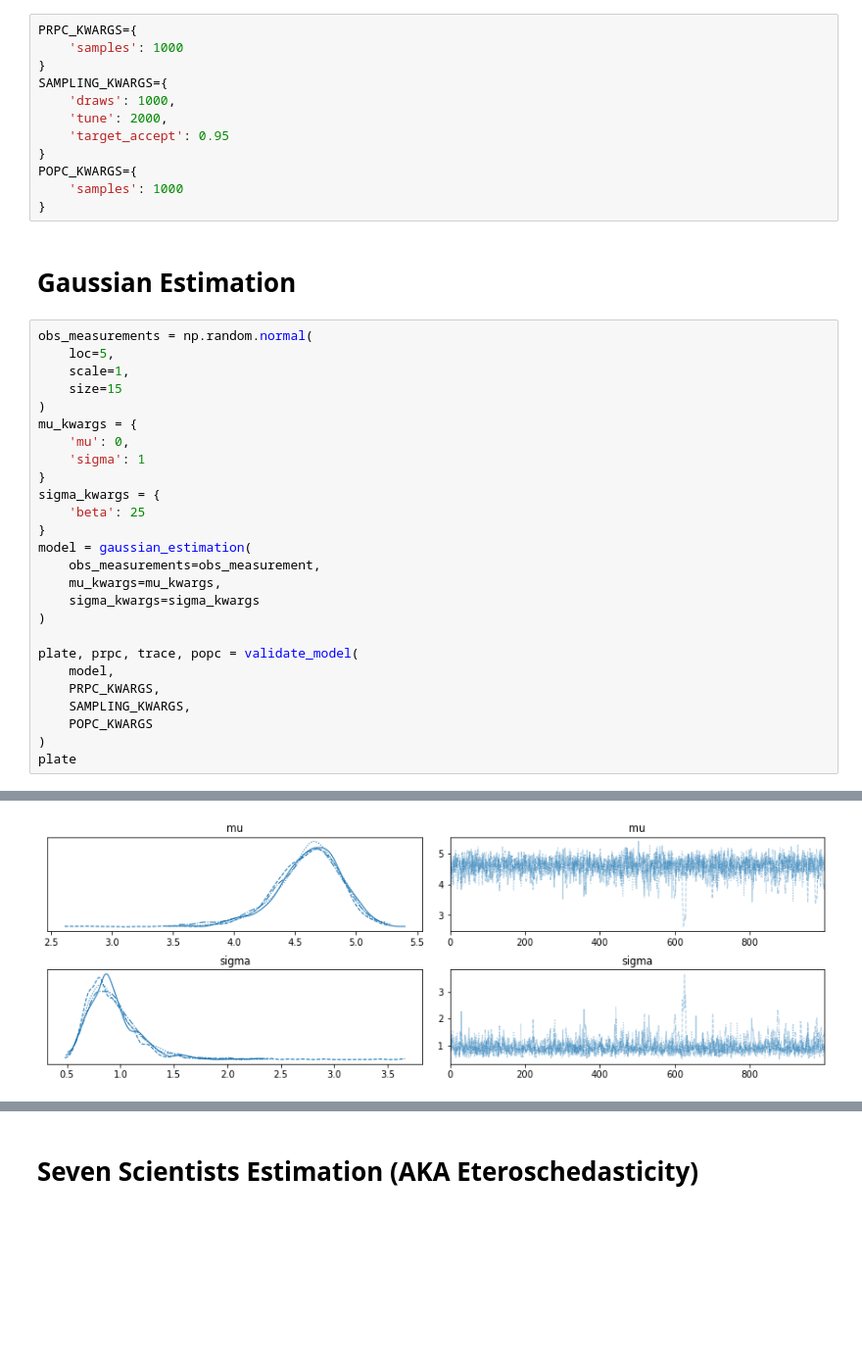
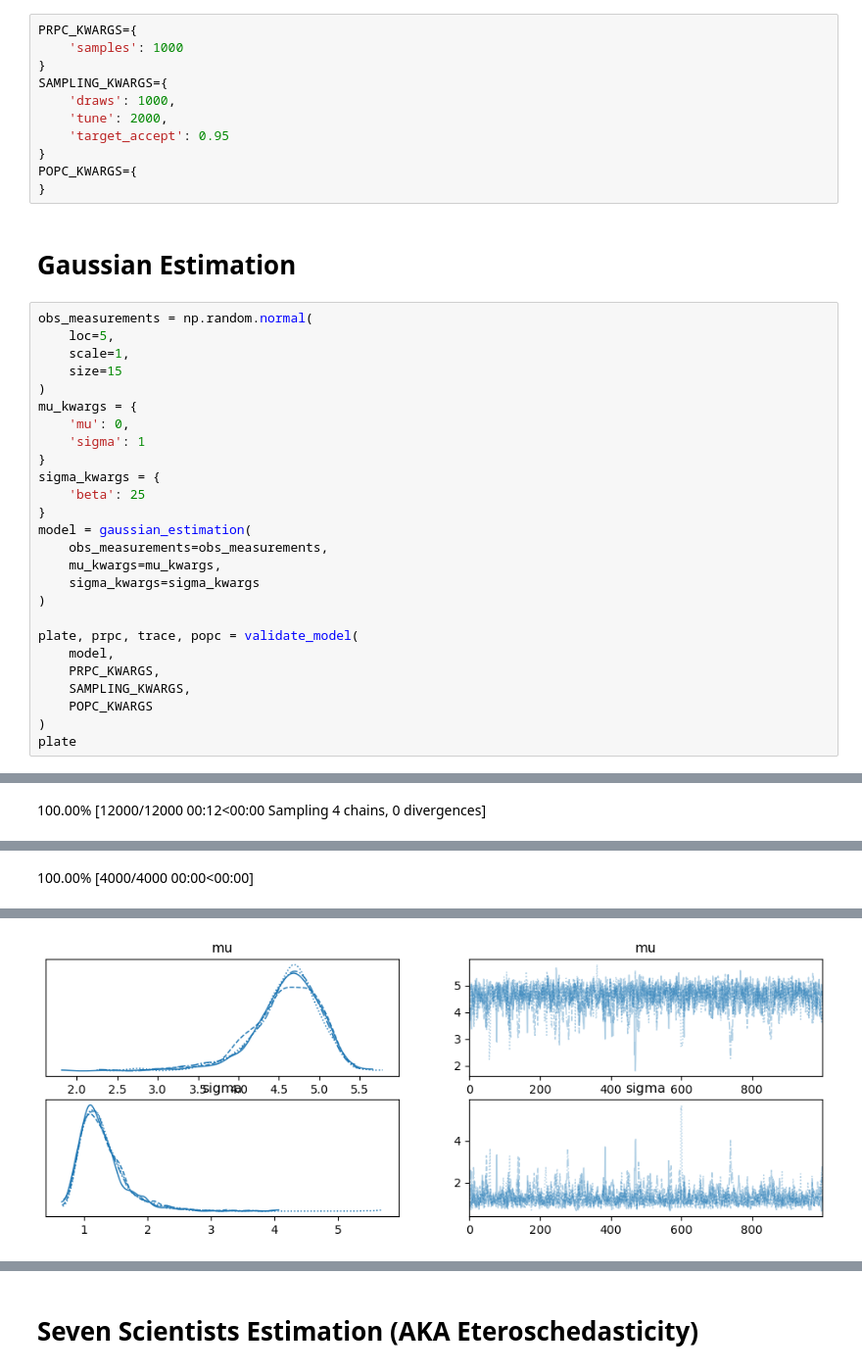
Before and after one commit to vb690/learning_bayes, a Jupyter notebook: books/bayesian_cognitive_modelling/chapter_4.ipynb, the cells around one changed output, grey strips where cells are left out. Shown at 98% size. Saved outputs shown, nothing was run; the diff lists cells and outputs as text; blank space fills up the shorter version.

```diff
--- a/books/bayesian_cognitive_modelling/chapter_4.ipynb
+++ b/books/bayesian_cognitive_modelling/chapter_4.ipynb
@@ -19,7 +22,6 @@ SAMPLING_KWARGS={
     'target_accept': 0.95
 }
 POPC_KWARGS={
-    'samples': 1000
 }
 # %% [markdown]
 # Gaussian Estimation
@@ -37,7 +39,7 @@ sigma_kwargs = {
     'beta': 25
 }
 model = gaussian_estimation(
-    obs_measurements=obs_measurement,
+    obs_measurements=obs_measurements,
     mu_kwargs=mu_kwargs,
     sigma_kwargs=sigma_kwargs
 )
@@ -56,0 +60 @@ NUTS: [sigma, mu]
+100.00% [12000/12000 00:12<00:00 Sampling 4 chains, 0 divergences]
@@ -56,0 +63 @@ NUTS: [sigma, mu]
+100.00% [4000/4000 00:00<00:00]
@@ -61,3 +65,3 @@ Sampling 4 chains for 1_000 tune and 1_000 draw iterations (4_000 + 4_000 draws
-[figure, old version]
+[figure, new version]
 # %%
 visualize_samples(
```
Also changed, not shown: parts of 8 cells of this notebook, 17 other files.
